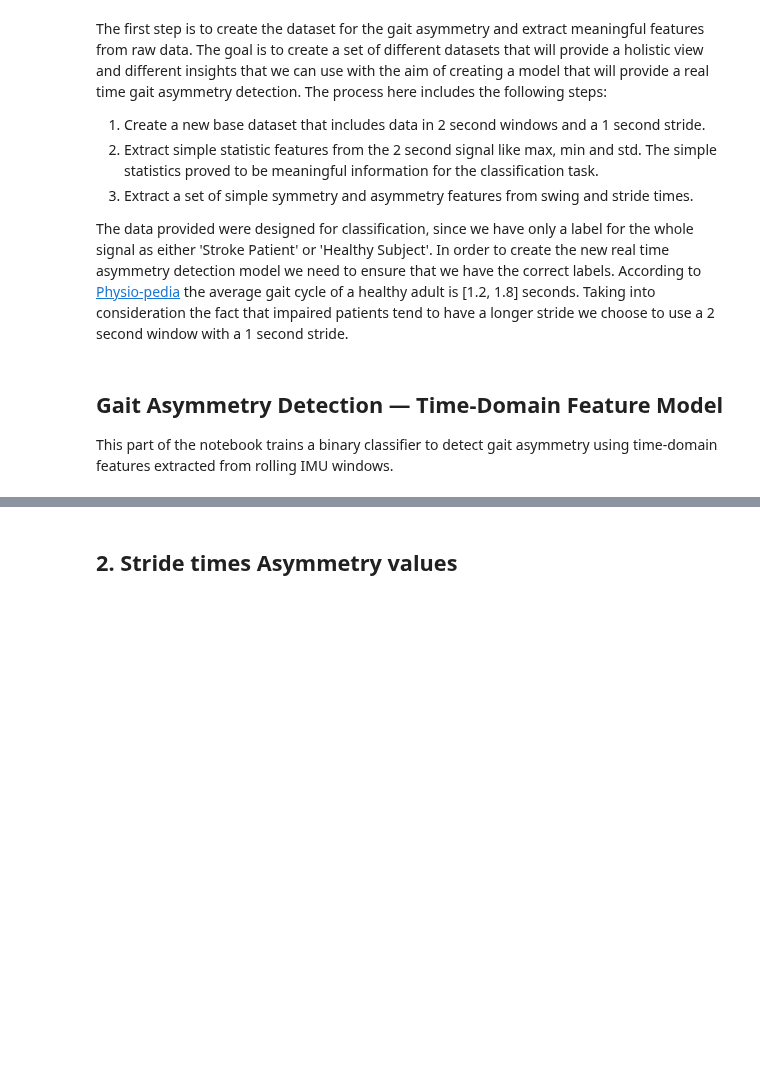
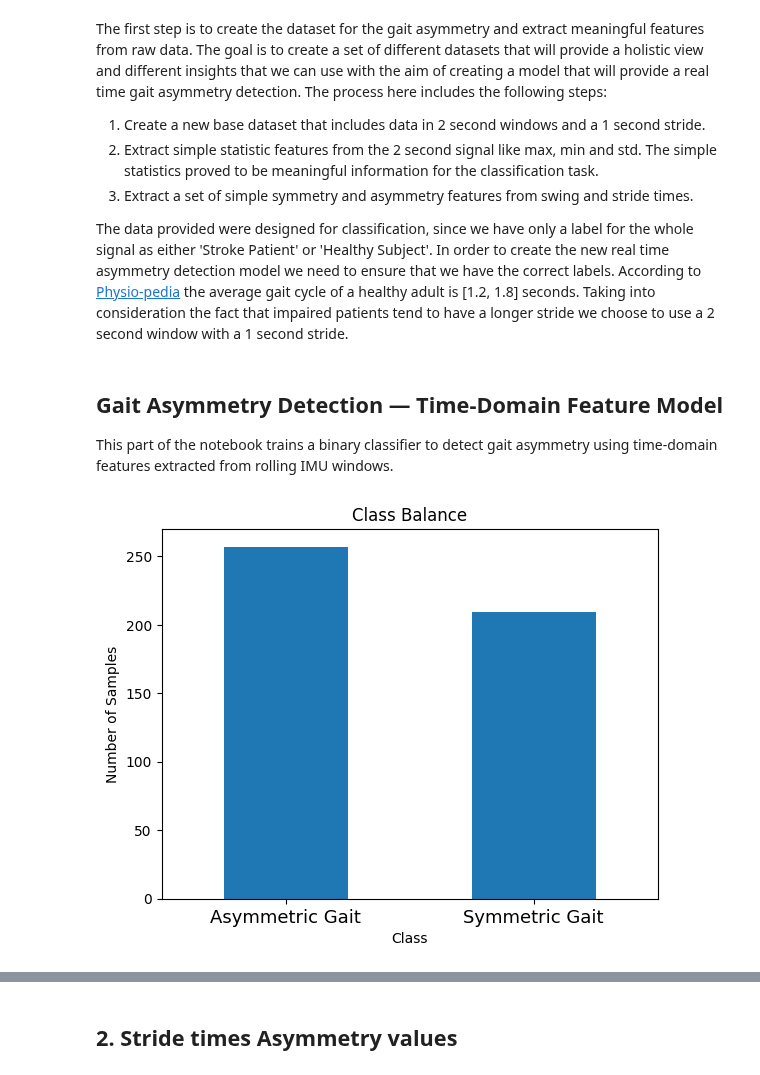
Before and after one commit to StamatisOrfanos/GaitRehab, a Jupyter notebook: gait_detection.ipynb, the cells around one changed output, grey strips where cells are left out. Drawn from its saved outputs; the diff is of its cells as text; code cells hidden in the pictures; blank space fills up the shorter version.

Commit message:
Start the integration of new data

```diff
--- a/gait_detection.ipynb
+++ b/gait_detection.ipynb
@@ -84,4 +87,27 @@ The data provided were designed for classification, since we have only a label f
 ## Gait Asymmetry Detection — Time-Domain Feature Model
 
 This part of the notebook trains a binary classifier to detect gait asymmetry using time-domain features extracted from rolling IMU windows.
+# %%
+# Load Dataset
+time_domain_data = pd.read_csv("detection_time_domain.csv")
+
+# Filter for Gait Windows Only (label 0 or 1)
+data_time_domain_gait = time_domain_data[time_domain_data['label_moderate'].isin([0, 1])].copy()
+target_variable = 'label_moderate'
+
+# Calculate class frequencies
+class_counts = data_time_domain_gait[target_variable].value_counts()
+bars = ['Asymmetric Gait', 'Symmetric Gait']
+labels_position = np.arange(len(bars))
+
+
+# Visualize class distribution
+class_counts.plot(kind='bar')
+plt.title('Class Balance')
+plt.xlabel('Class')
+plt.ylabel('Number of Samples')
+plt.xticks(labels_position, bars, rotation=360, fontsize='13')
+plt.show()
+# %% [output]
+[figure, added]
 # %%
```
Also changed, not shown: parts of 2 cells of this notebook, 3 other files.
